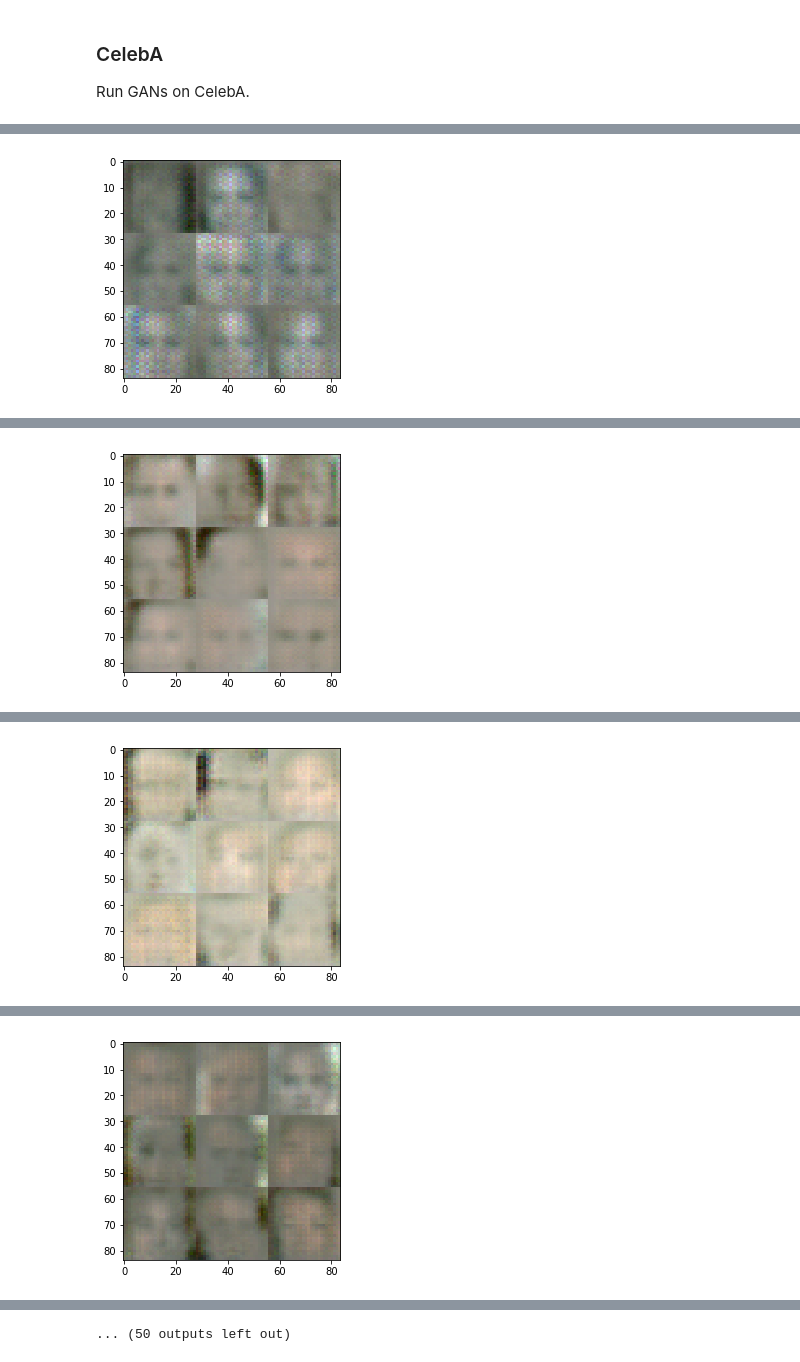
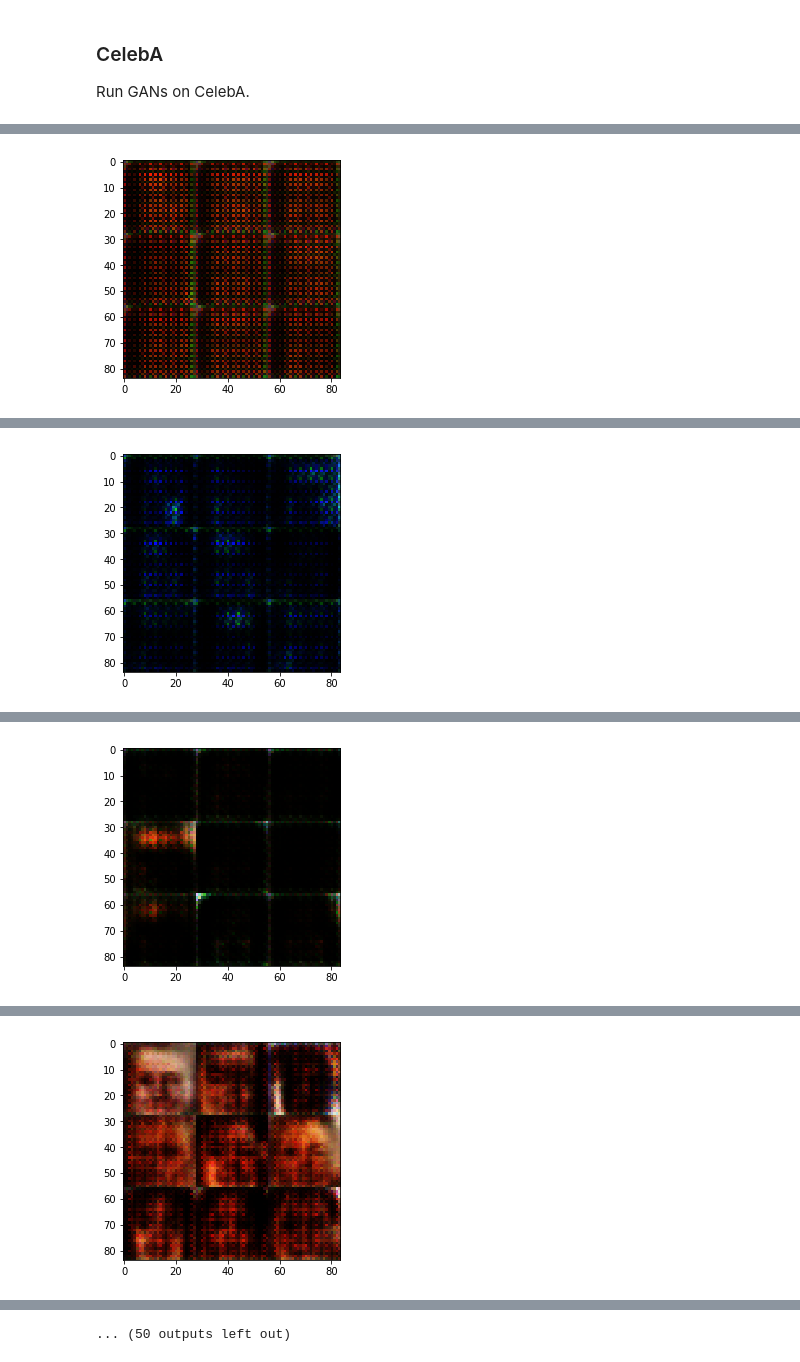
Before and after one commit to LuLi0077/DL, a Jupyter notebook: Generative_Adversarial_Network/Generate_Faces/face_generation.ipynb, the cells around one changed output, grey strips where cells are left out. Drawn from its saved outputs; the diff is of its cells as text; code cells hidden in the pictures.

```diff
--- a/Generative_Adversarial_Network/Generate_Faces/face_generation.ipynb
+++ b/Generative_Adversarial_Network/Generate_Faces/face_generation.ipynb
@@ -111,18 +111,18 @@ def discriminator(images, reuse=False):
     with tf.variable_scope('discriminator', reuse=reuse):
         x1 = tf.layers.conv2d(images, 64, 5, strides=2, padding='same', kernel_initializer =tf.contrib.layers.xavier_initializer())
         relu1 = leaky_relu(x1)
-        #relu1 = tf.nn.dropout(relu1, 0.8)
+        relu1 = tf.nn.dropout(relu1, 0.9)
 
         x2 = tf.layers.conv2d(relu1, 128, 5, strides=2, padding='same', kernel_initializer =tf.contrib.layers.xavier_initializer())
         bn2 = tf.layers.batch_normalization(x2, training=True)
         relu2 = leaky_relu(bn2)
-        #relu2 = tf.nn.dropout(relu2, 0.8)
+        relu2 = tf.nn.dropout(relu2, 0.9)
 
         x3 = tf.layers.conv2d(relu2, 256, 5, strides=2, padding='same', kernel_initializer =tf.contrib.layers.xavier_initializer())
         bn3 = tf.layers.batch_normalization(x3, training=True)
         relu3 = leaky_relu(bn3)
 
-        flat = tf.reshape(relu3, (-1, 4*4*256))
+        flat = tf.contrib.layers.flatten(relu3)
         logits = tf.layers.dense(flat, 1)
         out = tf.sigmoid(logits)
         return out, logits
@@ -150,19 +150,19 @@ def generator(z, out_channel_dim, is_train=True):
         x1 = tf.layers.batch_normalization(x1, training=is_train)
         x1 = leaky_relu(x1)
 
-        x2 = tf.layers.conv2d_transpose(x1, 64, 5, strides=2, padding='same', kernel_initializer =tf.contrib.layers.xavier_initializer())
+        x2 = tf.layers.conv2d_transpose(x1, 256, 5, strides=1, padding='same', kernel_initializer =tf.contrib.layers.xavier_initializer())
         x2 = tf.layers.batch_normalization(x2, training=is_train)
         x2 = leaky_relu(x2)
 
-        x3 = tf.layers.conv2d_transpose(x2, 32, 5, strides=2, padding='same', kernel_initializer =tf.contrib.layers.xavier_initializer())
+        x3 = tf.layers.conv2d_transpose(x2, 128, 5, strides=2, padding='same', kernel_initializer =tf.contrib.layers.xavier_initializer())
         x3 = tf.layers.batch_normalization(x3, training=is_train)
         x3 = leaky_relu(x3)
 
-        #x4 = tf.layers.conv2d_transpose(x3, 64, 5, strides=1, padding='same', kernel_initializer =tf.contrib.layers.xavier_initializer())
-        #x4 = tf.layers.batch_normalization(x4, training=is_train)
-        #x4 = leaky_relu(x4)
+        x4 = tf.layers.conv2d_transpose(x3, 64, 5, strides=2, padding='same', kernel_initializer =tf.contrib.layers.xavier_initializer())
+        x4 = tf.layers.batch_normalization(x4, training=is_train)
+        x4 = leaky_relu(x4)
 
-        logits = tf.layers.conv2d_transpose(x3, out_channel_dim, 5, strides=1, padding='same', kernel_initializer =tf.contrib.layers.xavier_initializer())
+        logits = tf.layers.conv2d_transpose(x4, out_channel_dim, 5, strides=1, padding='same', kernel_initializer =tf.contrib.layers.xavier_initializer())
         out = tf.tanh(logits)
         return out
 
@@ -212,14 +212,20 @@ def model_opt(d_loss, g_loss, learning_rate, beta1):
     :param beta1: The exponential decay rate for the 1st moment in the optimizer
     :return: A tuple of (discriminator training operation, generator training operation)
     """
-    # Get weights and bias to update
     t_vars = tf.trainable_variables()
     d_vars = [var for var in t_vars if var.name.startswith('discriminator')]
     g_vars = [var for var in t_vars if var.name.startswith('generator')]
+    all_update_ops = tf.get_collection(tf.GraphKeys.UPDATE_OPS)
 
-    # Optimize
-    d_opt = tf.train.AdamOptimizer(learning_rate, beta1=beta1).minimize(d_loss, var_list=d_vars)
-    g_opt = tf.train.AdamOptimizer(learning_rate, beta1=beta1).minimize(g_loss, var_list=g_vars)
+    g_update_ops = [var for var in all_update_ops if var.name.startswith('generator')]
+    d_update_ops = [var for var in all_update_ops if var.name.startswith('discriminator')]
+
+    with tf.control_dependencies(d_update_ops):
+        d_opt = tf.train.AdamOptimizer(learning_rate, beta1 = beta1).minimize(d_loss, var_list = d_vars)
+
+    with tf.control_dependencies(g_update_ops):
+        g_opt = tf.train.AdamOptimizer(learning_rate, beta1 = beta1).minimize(g_loss, var_list = g_vars)
+
     return d_opt, g_opt
 
 tests.test_model_opt(model_opt, tf)
@@ -340,7 +346,7 @@ Run GANs on CelebA.
 # %%
 batch_size = 64
 z_dim = 100
-learning_rate = 0.001
+learning_rate = 0.0005
 beta1 = 0.2
 
 epochs = 1
@@ -354 +360 @@ Epoch 1/1... Discriminator Loss: 1.4142... Generator Loss: 1.8851
-[figure, old version]
+[figure, new version]
@@ -356 +362 @@ Epoch 1/1... Discriminator Loss: 1.1517... Generator Loss: 0.7979
-[figure, old version]
+[figure, new version]
@@ -358 +364 @@ Epoch 1/1... Discriminator Loss: 1.4034... Generator Loss: 0.7615
-[figure, old version]
+[figure, new version]
@@ -360 +366 @@ Epoch 1/1... Discriminator Loss: 1.3773... Generator Loss: 0.6490
-[figure, old version]
+[figure, new version]
```
Also changed, not shown: parts of 2 cells of this notebook, 7 other files.
